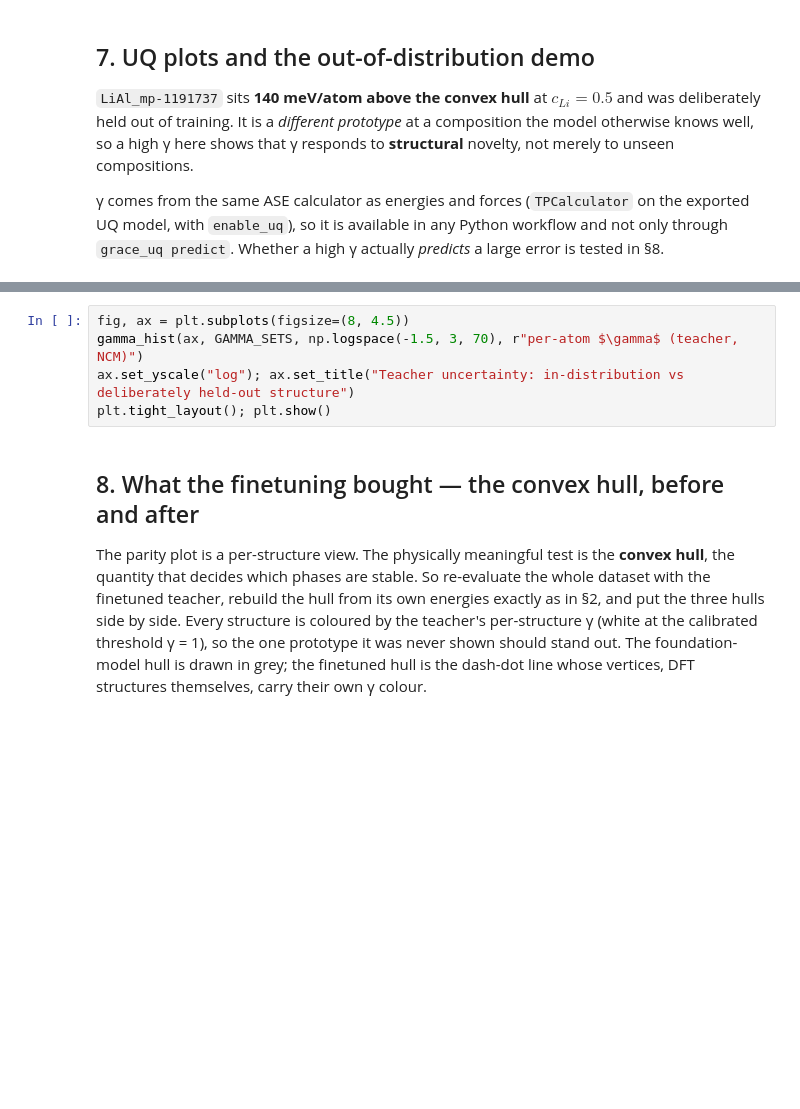
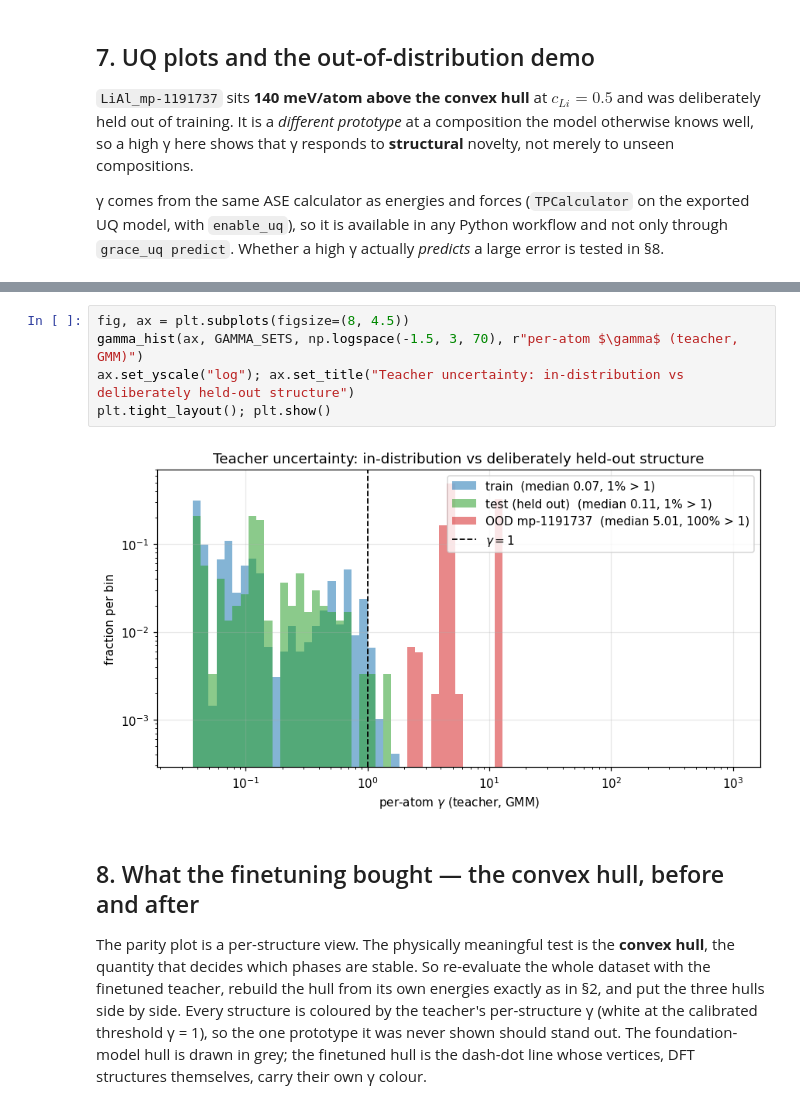
Before and after one commit to yury-lysogorskiy/grace-colab-tutorial, a Jupyter notebook: GRACE-AlLi-tutorial.ipynb, the cells around one changed output, grey strips where cells are left out. Saved outputs shown, nothing was run; the diff lists cells and outputs as text; blank space fills up the shorter version.

```diff
--- a/GRACE-AlLi-tutorial.ipynb
+++ b/GRACE-AlLi-tutorial.ipynb
@@ -834,8 +882,10 @@ separation (OOD median / train median): 16x
 # %%
 fig, ax = plt.subplots(figsize=(8, 4.5))
-gamma_hist(ax, GAMMA_SETS, np.logspace(-1.5, 3, 70), r"per-atom $\gamma$ (teacher, NCM)")
+gamma_hist(ax, GAMMA_SETS, np.logspace(-1.5, 3, 70), r"per-atom $\gamma$ (teacher, GMM)")
 ax.set_yscale("log"); ax.set_title("Teacher uncertainty: in-distribution vs deliberately held-out structure")
 plt.tight_layout(); plt.show()
+# %% [output]
+[figure, added]
 # %% [markdown]
 ## 8. What the finetuning bought — the convex hull, before and after
 
```
Also changed, not shown: parts of 54 cells of this notebook.
